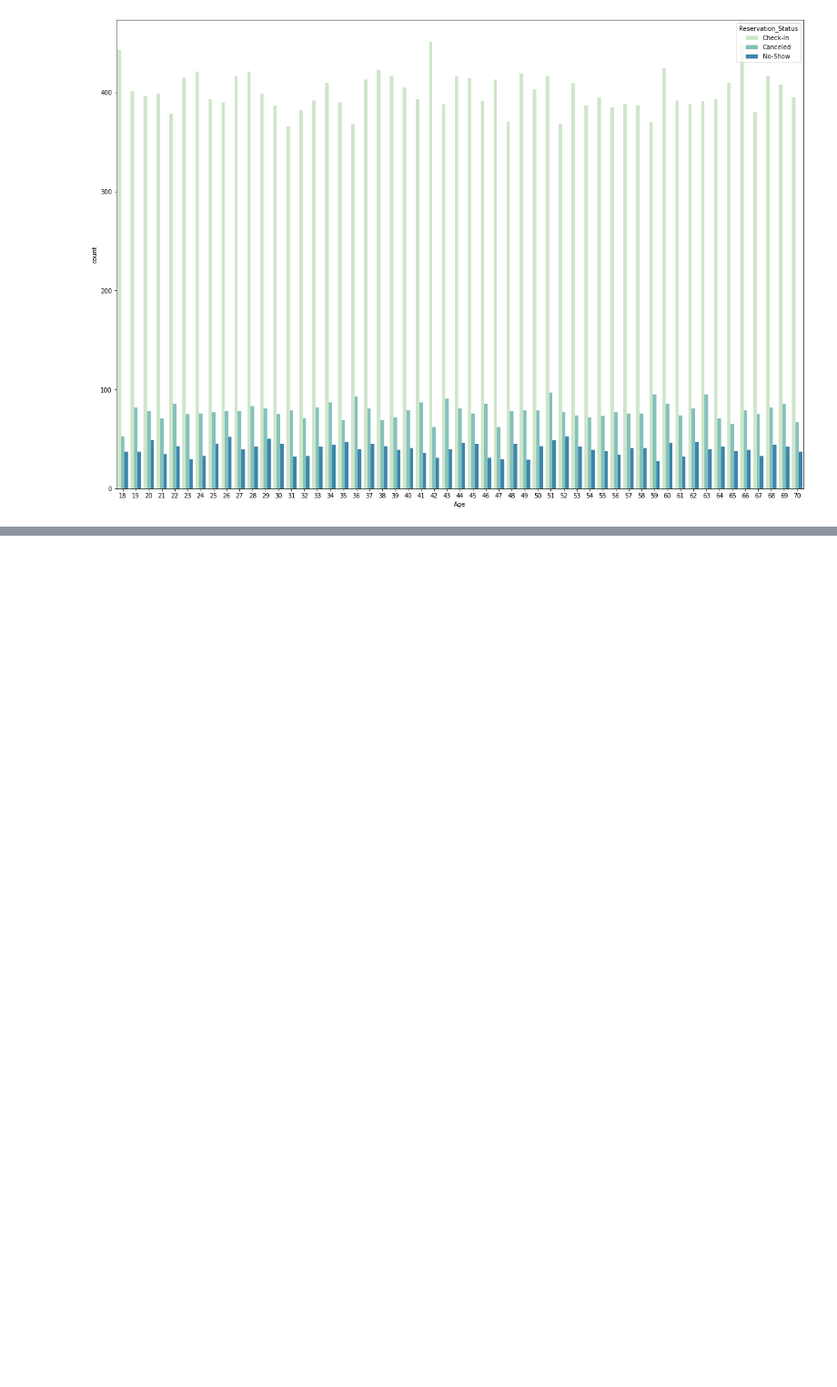
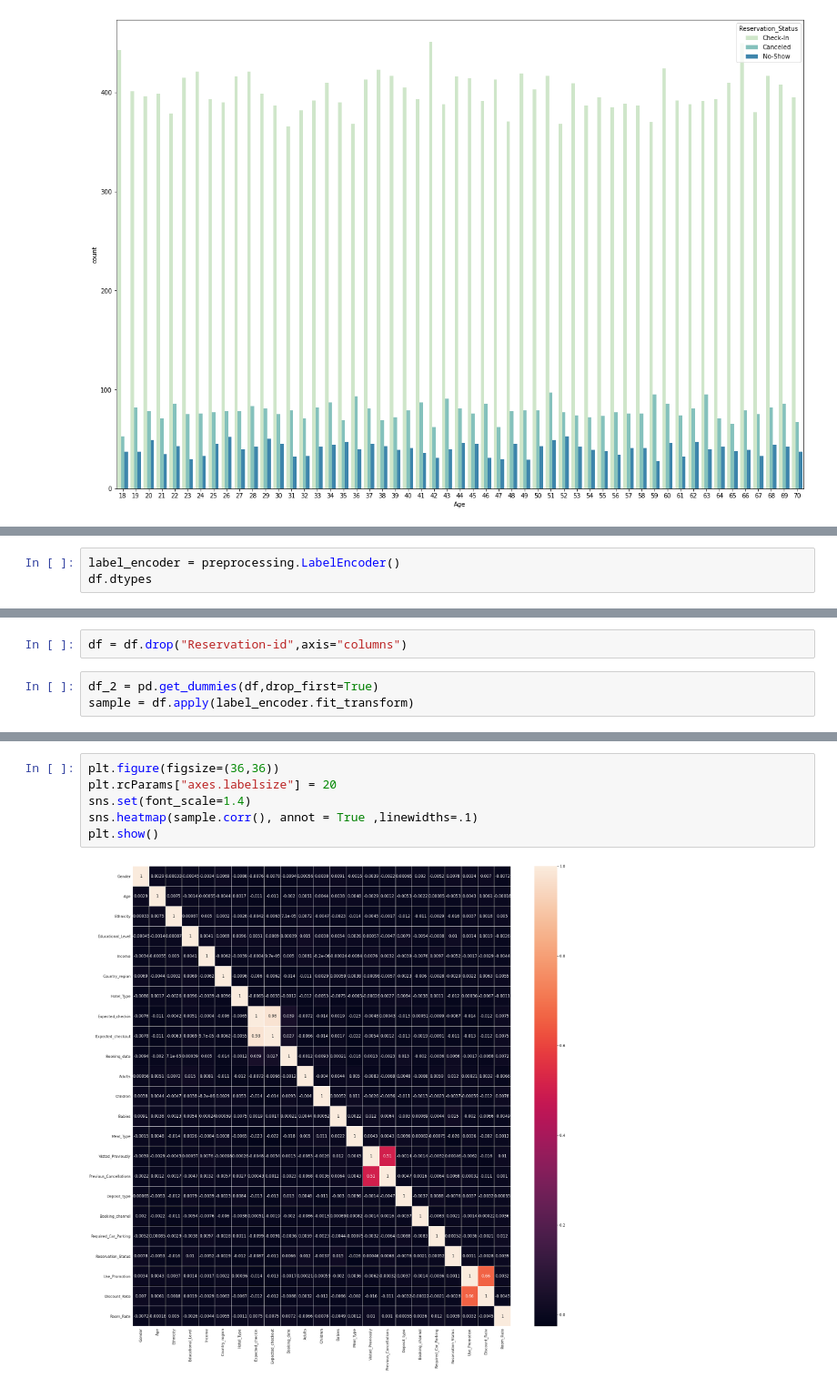
Before and after one commit to rooncal/Data-Science, a Jupyter notebook: Hotel_Reservation.ipynb, the cells around one changed output, grey strips where cells are left out. Shown at 91% size. Drawn from its saved outputs; the diff is of its cells as text; blank space fills up the shorter version.

```diff
--- a/Hotel_Reservation.ipynb
+++ b/Hotel_Reservation.ipynb
@@ -87,0 +132,3 @@ plt.show()
+# %%
+label_encoder = preprocessing.LabelEncoder()
+df.dtypes
@@ -87,0 +153,5 @@ plt.show()
+# %%
+df = df.drop("Reservation-id",axis="columns")
+# %%
+df_2 = pd.get_dummies(df,drop_first=True)
+sample = df.apply(label_encoder.fit_transform)
@@ -87,0 +200,8 @@ plt.show()
+# %%
+plt.figure(figsize=(36,36))
+plt.rcParams["axes.labelsize"] = 20
+sns.set(font_scale=1.4)
+sns.heatmap(sample.corr(), annot = True ,linewidths=.1)
+plt.show()
+# %% [output]
+[figure, added]
```
Also changed, not shown: parts of 20 cells of this notebook.
